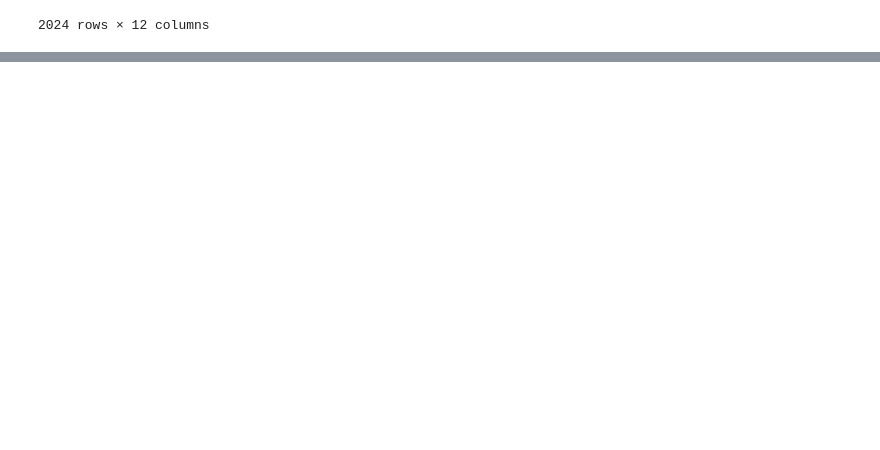
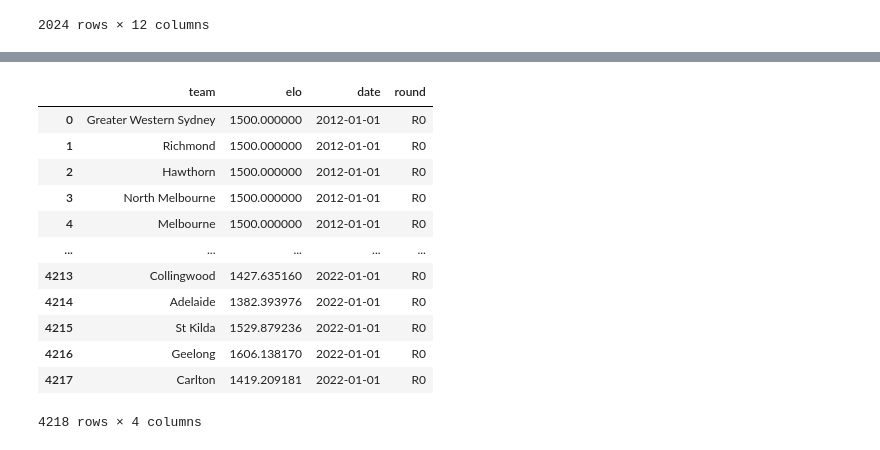
Before and after one commit to braedenalford/AFLScorePredictor, a Jupyter notebook: aflDisposalModel.ipynb, the cells around one changed output, grey strips where cells are left out. Saved outputs shown, nothing was run; the diff lists cells and outputs as text; code cells hidden in the pictures; blank space fills up the shorter version.

Commit message:
elo tracker created
finished elo rating tracker

```diff
--- a/aflDisposalModel.ipynb
+++ b/aflDisposalModel.ipynb
@@ -98,0 +189,16 @@ In a future version of pandas all arguments of DataFrame.drop except for the arg
+# %%
+elo_tracker
+# %% [output]
+|  | team | elo | date | round |
+| 0 | Greater Western Sydney | 1500.000000 | 2012-01-01 | R0 |
+| 1 | Richmond | 1500.000000 | 2012-01-01 | R0 |
+| 2 | Hawthorn | 1500.000000 | 2012-01-01 | R0 |
+| 3 | North Melbourne | 1500.000000 | 2012-01-01 | R0 |
+| 4 | Melbourne | 1500.000000 | 2012-01-01 | R0 |
+| ... | ... | ... | ... | ... |
+| 4213 | Collingwood | 1427.635160 | 2022-01-01 | R0 |
+| 4214 | Adelaide | 1382.393976 | 2022-01-01 | R0 |
+| 4215 | St Kilda | 1529.879236 | 2022-01-01 | R0 |
+| 4216 | Geelong | 1606.138170 | 2022-01-01 | R0 |
+| 4217 | Carlton | 1419.209181 | 2022-01-01 | R0 |
+4218 rows × 4 columns
```
Also changed, not shown: parts of 7 cells of this notebook.
